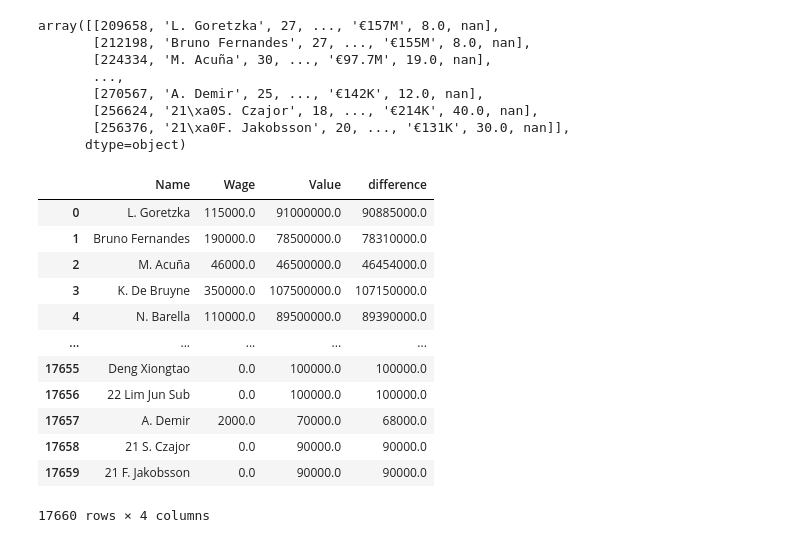
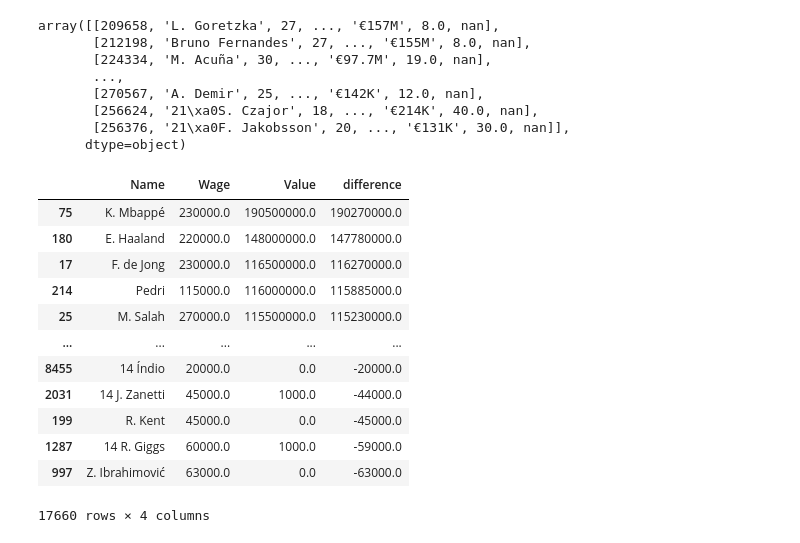
Before and after one commit to Jhonneg/fifa_ipynb, a Jupyter notebook: main.ipynb, the cells around one changed output. Saved outputs shown, nothing was run; the diff lists cells and outputs as text; code cells hidden in the pictures.

```diff
--- a/main.ipynb
+++ b/main.ipynb
@@ -30,40 +30,40 @@ array([[209658, 'L. Goretzka', 27, ..., '€157M', 8.0, nan],
 # %%
 df1 = pd.DataFrame(data_frame, columns=["Name", "Wage", "Value"])
 
 def value_to_float(x):
     if type(x) is float or type(x) is int:
         return x
     if 'K' in x:
         if len(x) > 1:
             return float(x.replace('K', '')) * 1000
         return 1000.0
     if 'M' in x:
         if len(x) > 1:
             return float(x.replace('M', '')) * 1000000
         return 1000000.0
     if 'B' in x:
         return float(x.replace('B', '')) * 1000000000
     return 0.0
 
 wage = df1["Wage"].replace("[\€]", "", regex=True).apply(value_to_float)
 value = df1["Value"].replace("[\€]", "", regex=True).apply(value_to_float)
 
-df1["Wage"] =wage
+df1["Wage"] = wage
 df1["Value"] = value
 
 df1["difference"] = df1["Value"] - df1["Wage"]
-df1
+df1.sort_values("difference", ascending=False)
 # %% [output]
 |  | Name | Wage | Value | difference |
-| 0 | L. Goretzka | 115000.0 | 91000000.0 | 90885000.0 |
-| 1 | Bruno Fernandes | 190000.0 | 78500000.0 | 78310000.0 |
-| 2 | M. Acuña | 46000.0 | 46500000.0 | 46454000.0 |
-| 3 | K. De Bruyne | 350000.0 | 107500000.0 | 107150000.0 |
-| 4 | N. Barella | 110000.0 | 89500000.0 | 89390000.0 |
+| 75 | K. Mbappé | 230000.0 | 190500000.0 | 190270000.0 |
+| 180 | E. Haaland | 220000.0 | 148000000.0 | 147780000.0 |
+| 17 | F. de Jong | 230000.0 | 116500000.0 | 116270000.0 |
+| 214 | Pedri | 115000.0 | 116000000.0 | 115885000.0 |
+| 25 | M. Salah | 270000.0 | 115500000.0 | 115230000.0 |
 | ... | ... | ... | ... | ... |
-| 17655 | Deng Xiongtao | 0.0 | 100000.0 | 100000.0 |
-| 17656 | 22 Lim Jun Sub | 0.0 | 100000.0 | 100000.0 |
-| 17657 | A. Demir | 2000.0 | 70000.0 | 68000.0 |
-| 17658 | 21 S. Czajor | 0.0 | 90000.0 | 90000.0 |
-| 17659 | 21 F. Jakobsson | 0.0 | 90000.0 | 90000.0 |
+| 8455 | 14 Índio | 20000.0 | 0.0 | -20000.0 |
+| 2031 | 14 J. Zanetti | 45000.0 | 1000.0 | -44000.0 |
+| 199 | R. Kent | 45000.0 | 0.0 | -45000.0 |
+| 1287 | 14 R. Giggs | 60000.0 | 1000.0 | -59000.0 |
+| 997 | Z. Ibrahimović | 63000.0 | 0.0 | -63000.0 |
 17660 rows × 4 columns
```
Also changed, not shown: parts of 2 cells of this notebook, 1 other file.
